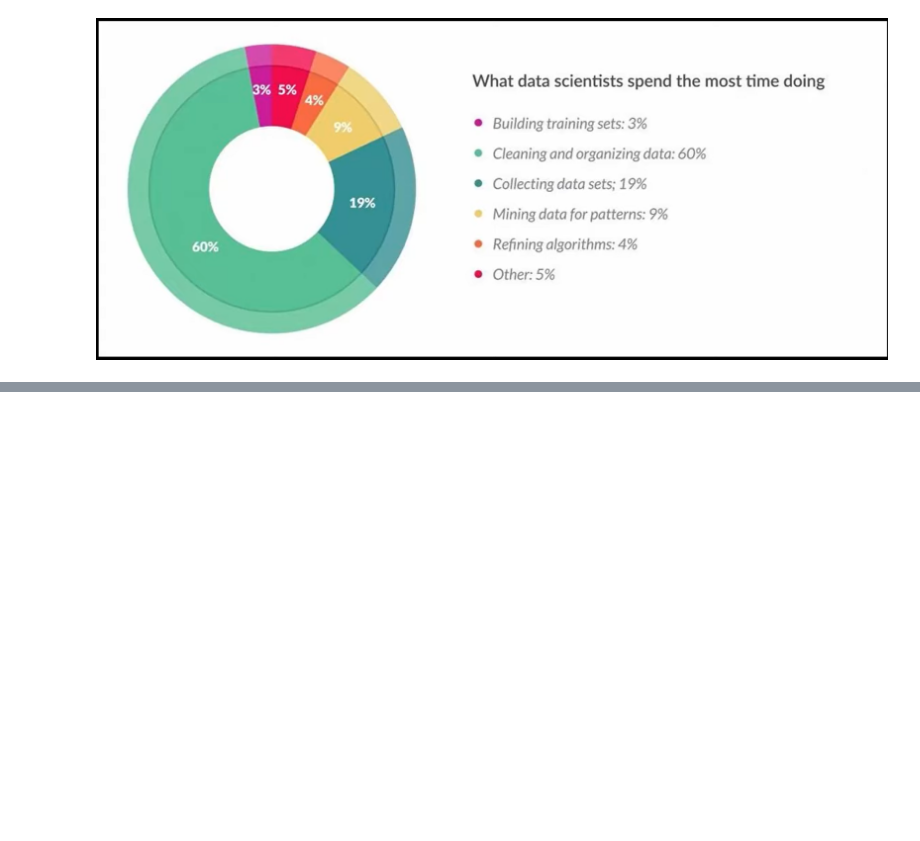
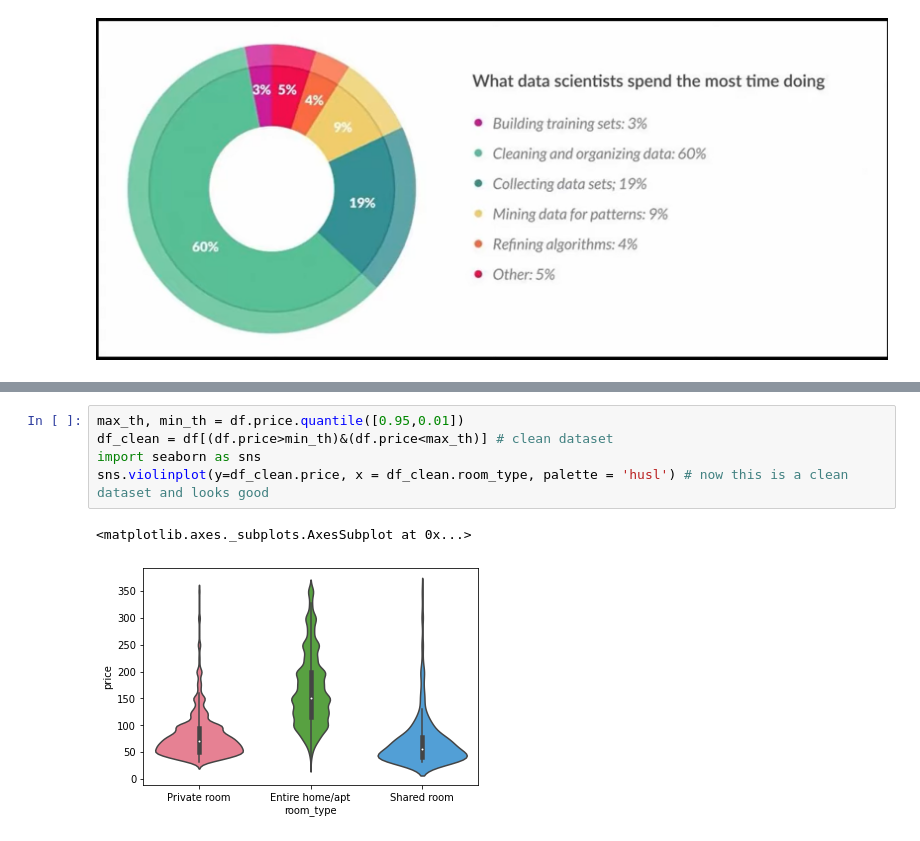
Before and after one commit to AftabUdaipurwala/PythonBasics, a Jupyter notebook: Feature_Engineering_Tutorial_Python_1.ipynb, the cells around one changed output, grey strips where cells are left out. Drawn from its saved outputs; the diff is of its cells as text; blank space fills up the shorter version.

```diff
--- a/Feature_Engineering_Tutorial_Python_1.ipynb
+++ b/Feature_Engineering_Tutorial_Python_1.ipynb
@@ -14,0 +161,8 @@
+# %%
+max_th, min_th = df.price.quantile([0.95,0.01])
+df_clean = df[(df.price>min_th)&(df.price<max_th)] # clean dataset
+import seaborn as sns
+sns.violinplot(y=df_clean.price, x = df_clean.room_type, palette = 'husl') # now this is a clean dataset and looks good
+# %% [output]
+<matplotlib.axes._subplots.AxesSubplot at 0x...>
+[figure, added]
```
Also changed, not shown: parts of 19 cells of this notebook.
